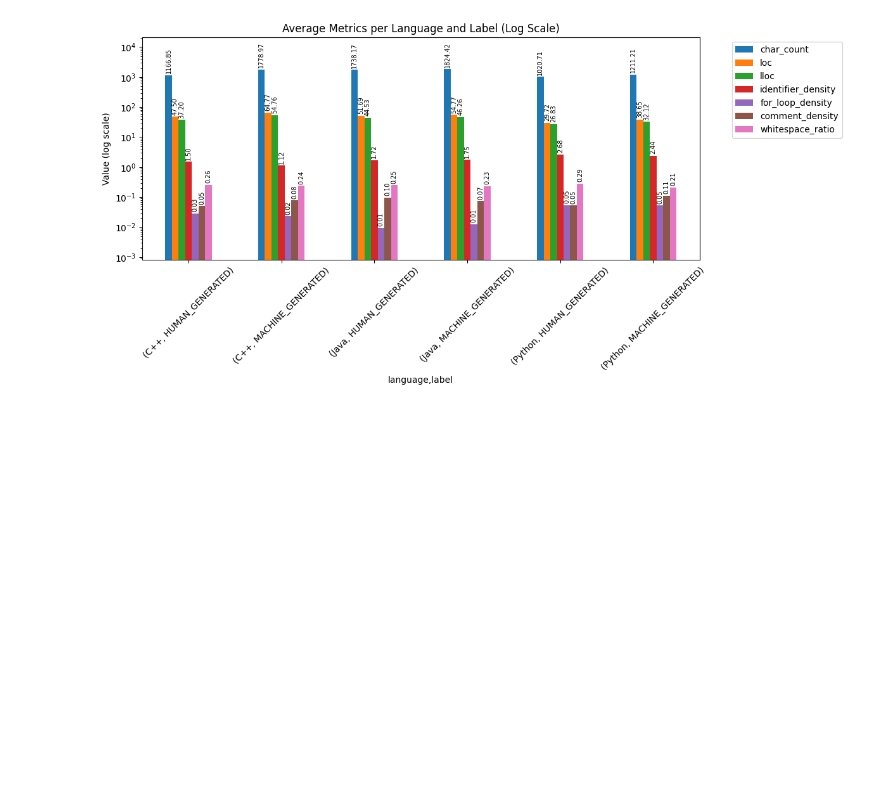
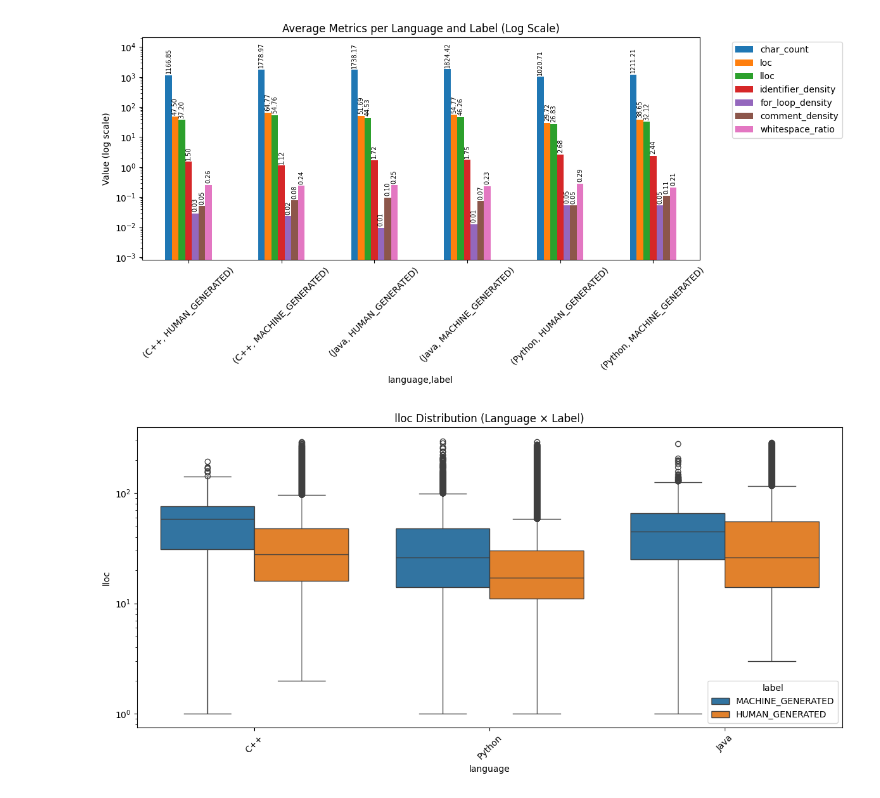
Before and after one commit to springfeld7/dt133g-thesis-project, a Jupyter notebook: notebooks/valid_samples_metrics.ipynb, the cells around one changed output. Saved outputs shown, nothing was run; the diff lists cells and outputs as text; code cells hidden in the pictures; blank space fills up the shorter version.

Commit message:
Add lloc plots and summary

```diff
--- a/notebooks/valid_samples_metrics.ipynb
+++ b/notebooks/valid_samples_metrics.ipynb
@@ -99,3 +97,21 @@ plt.tight_layout()
 plt.show()
 # %% [output]
 [figure]
+# %%
+plt.figure(figsize=(12, 6))
+
+sns.boxplot(
+    data=df,
+    x="language",
+    y="lloc",
+    hue="label"
+)
+
+plt.yscale("log")
+plt.title("lloc Distribution (Language × Label)")
+plt.xticks(rotation=45)
+
+plt.tight_layout()
+plt.show()
+# %% [output]
+[figure, added]
```
Also changed, not shown: parts of 5 cells of this notebook.
